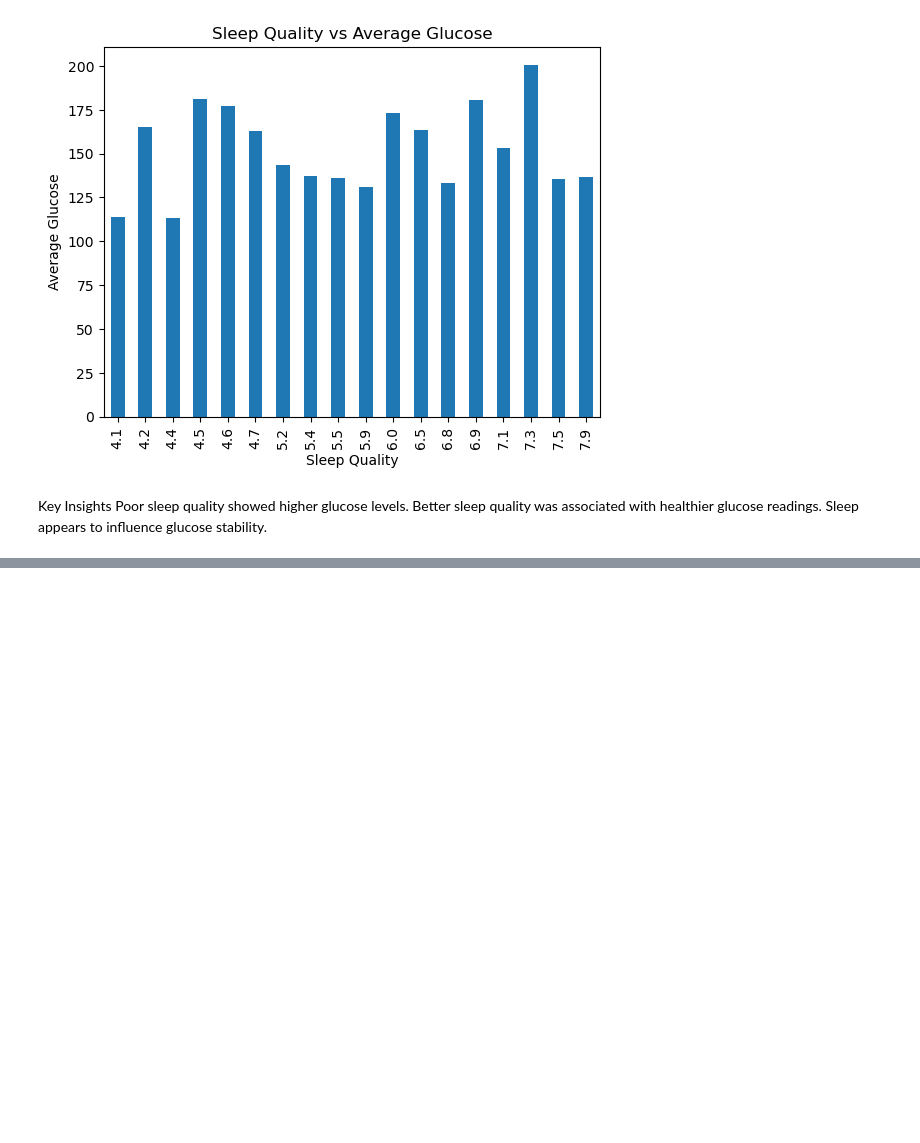
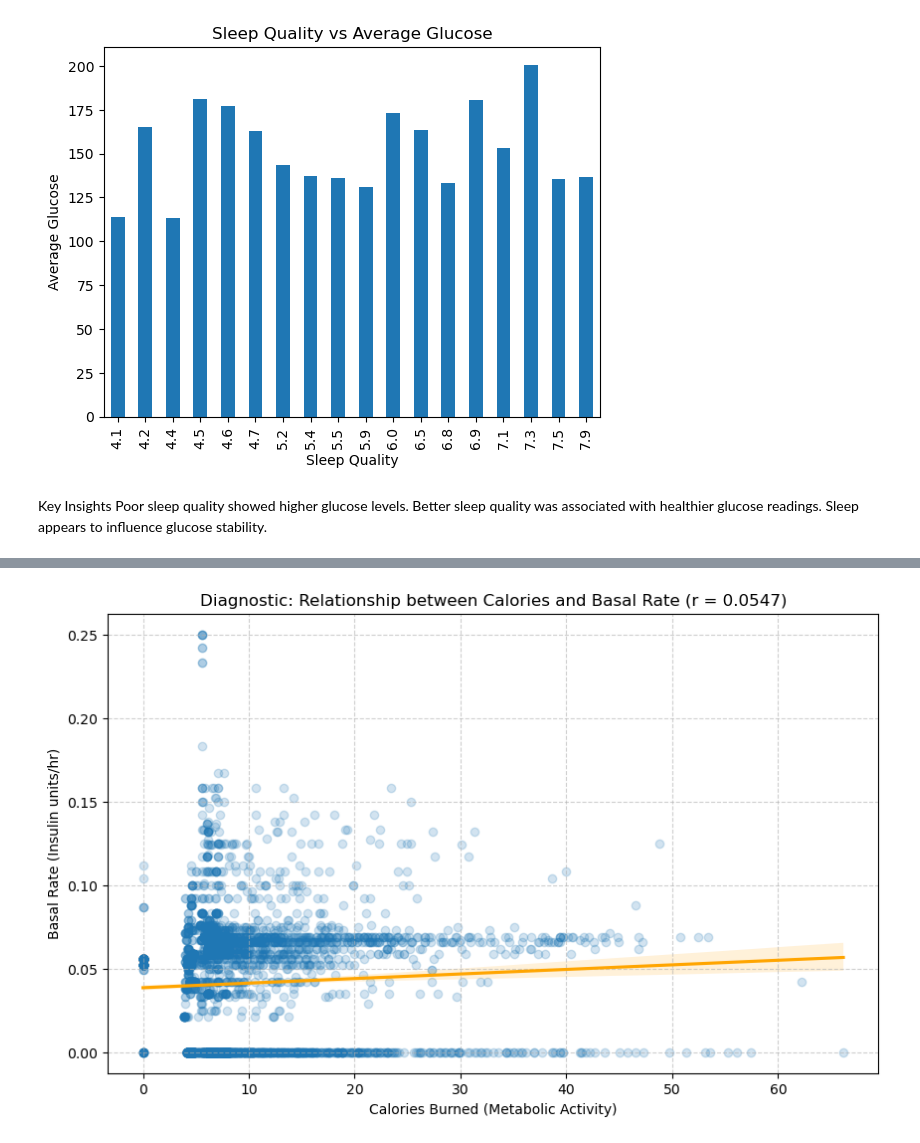
Before and after one commit to PoojaBELURE1724/Team6_DataDynamos_Python-Hackathon_MAY-2026, a Jupyter notebook: Team6_DataDynamos_category3.PrescriptiveAnalysis.ipynb, the cells around one changed output, grey strips where cells are left out. Drawn from its saved outputs; the diff is of its cells as text; code cells hidden in the pictures; blank space fills up the shorter version.

```diff
--- a/Team6_DataDynamos_category3.PrescriptiveAnalysis.ipynb
+++ b/Team6_DataDynamos_category3.PrescriptiveAnalysis.ipynb
@@ -525,0 +627,42 @@ Sleep appears to influence glucose stability.
+# %%
+import pandas as pd # Import pandas for data loading and table manipulation
+import seaborn as sns # Import seaborn for advanced statistical visualization
+import matplotlib.pyplot as plt # Import matplotlib for plot layout and labeling
+
+# Load the clinical dataset from the system
+df = pd.read_excel('Team6_DataDynamos_Python-Hackathon_MAY2026_V2.xlsx')
+
+# --- DIAGNOSTIC STEP: Correlation Calculation ---
+# We calculate the Pearson correlation coefficient between 'calories' and 'basal_rate'.
+# This helps us quantify if background insulin changes when metabolic activity increases.
+correlation_value = df[['calories', 'basal_rate']].corr().iloc[0, 1]
+
+# --- VISUALIZATION STEP: Regression Plot ---
+# We set the figure size to ensure the scatter points and trend line are visible
+plt.figure(figsize=(10, 6))
+
+# Use regplot to draw a scatter plot and a 'Line of Best Fit' (orange).
+# We sample 5,000 points to ensure the graph is readable and not overcrowded.
+# scatter_kws alpha=0.2 makes the points transparent to show data density.
+sns.regplot(data=df.sample(5000), x='calories', y='basal_rate',
+            scatter_kws={'alpha':0.2}, line_kws={'color':'orange'})
+
+# Add a title that includes the actual correlation result for a professional diagnosis
+plt.title(f'Diagnostic: Relationship between Calories and Basal Rate (r = {correlation_value:.4f})')
+
+# Label the X-axis as the metabolic driver (Calories)
+plt.xlabel('Calories Burned (Metabolic Activity)')
+
+# Label the Y-axis as the medical setting (Basal Rate)
+plt.ylabel('Basal Rate (Insulin units/hr)')
+
+# Add a grid to help clinicians read the specific dosage levels
+plt.grid(True, linestyle='--', alpha=0.6)
+
+# Save the diagnostic chart for use in the hackathon presentation
+plt.savefig('calories_basal_diagnosis.png')
+
+# Display the output
+plt.show()
+# %% [output]
+[figure, added]
```
Also changed, not shown: parts of 21 cells of this notebook.
